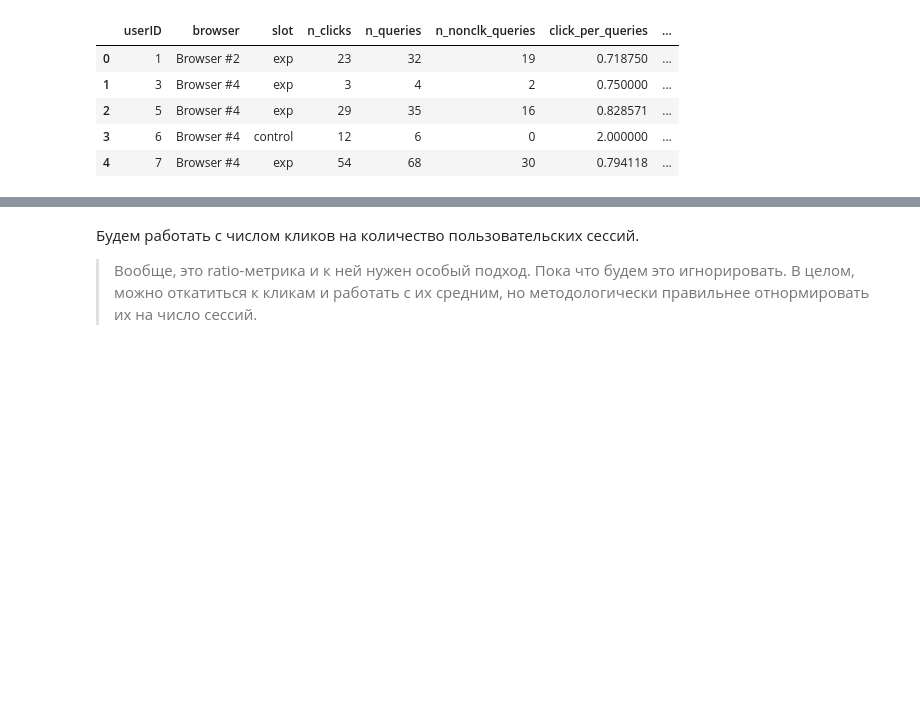
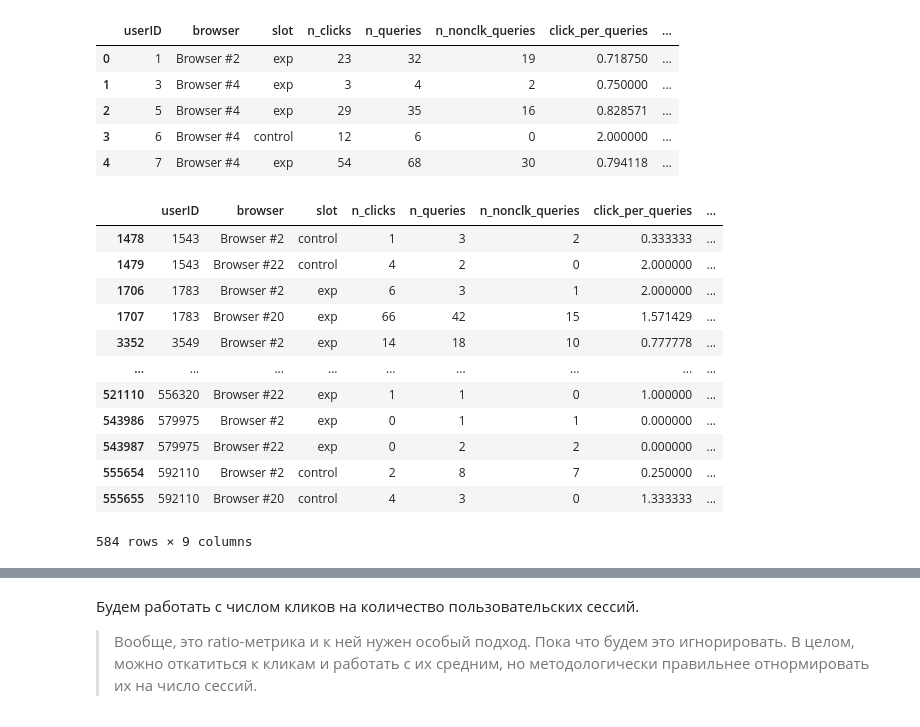
Before and after one commit to okulova99/yet_another_matstat_course, a Jupyter notebook: hw_matstat/hw03_A-B test_results.ipynb, the cells around one changed output, grey strips where cells are left out. Saved outputs shown, nothing was run; the diff lists cells and outputs as text; code cells hidden in the pictures; blank space fills up the shorter version.

```diff
--- a/hw_matstat/hw03_A-B test_results.ipynb
+++ b/hw_matstat/hw03_A-B test_results.ipynb
@@ -40,3 +41,20 @@ df.head()
 | 2 | 5 | Browser #4 | exp | 29 | 35 | 16 | 0.828571 | ... |
 | 3 | 6 | Browser #4 | control | 12 | 6 | 0 | 2.000000 | ... |
 | 4 | 7 | Browser #4 | exp | 54 | 68 | 30 | 0.794118 | ... |
+# %%
+data['browsers_per_user'] = data.groupby('userID')['browser'].transform('count')
+data[data['browsers_per_user'] > 1]
+# %% [output]
+|  | userID | browser | slot | n_clicks | n_queries | n_nonclk_queries | click_per_queries | ... |
+| 1478 | 1543 | Browser #2 | control | 1 | 3 | 2 | 0.333333 | ... |
+| 1479 | 1543 | Browser #22 | control | 4 | 2 | 0 | 2.000000 | ... |
+| 1706 | 1783 | Browser #2 | exp | 6 | 3 | 1 | 2.000000 | ... |
+| 1707 | 1783 | Browser #20 | exp | 66 | 42 | 15 | 1.571429 | ... |
+| 3352 | 3549 | Browser #2 | exp | 14 | 18 | 10 | 0.777778 | ... |
+| ... | ... | ... | ... | ... | ... | ... | ... | ... |
+| 521110 | 556320 | Browser #22 | exp | 1 | 1 | 0 | 1.000000 | ... |
+| 543986 | 579975 | Browser #2 | exp | 0 | 1 | 1 | 0.000000 | ... |
+| 543987 | 579975 | Browser #22 | exp | 0 | 2 | 2 | 0.000000 | ... |
+| 555654 | 592110 | Browser #2 | control | 2 | 8 | 7 | 0.250000 | ... |
+| 555655 | 592110 | Browser #20 | control | 4 | 3 | 0 | 1.333333 | ... |
+584 rows × 9 columns
```
Also changed, not shown: parts of 18 cells of this notebook.
